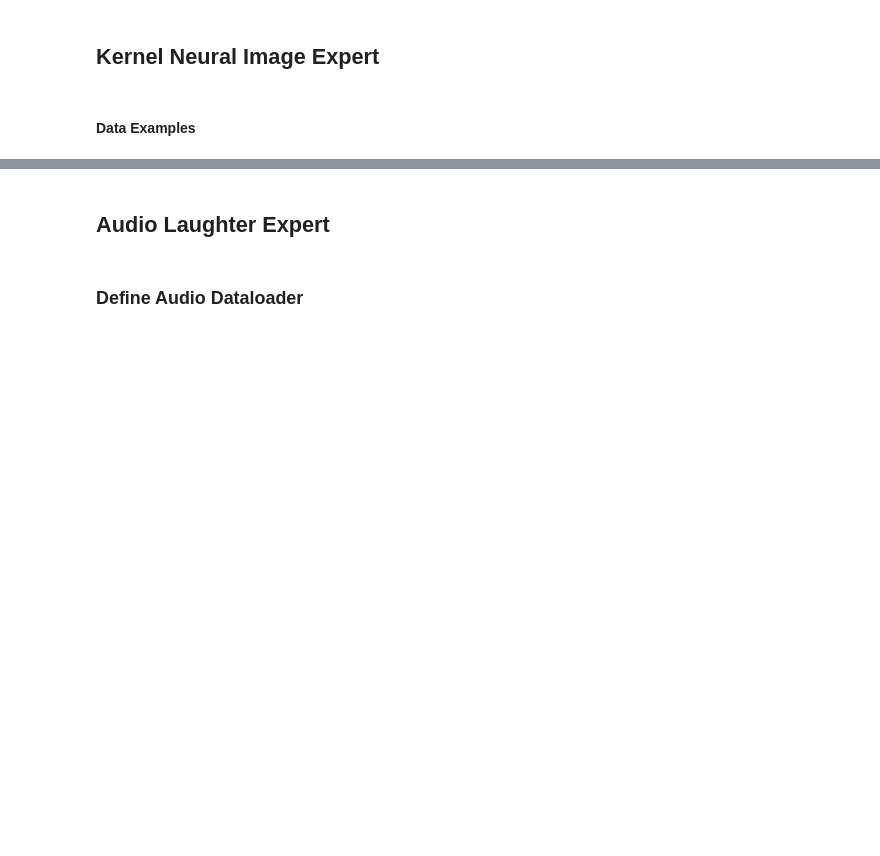
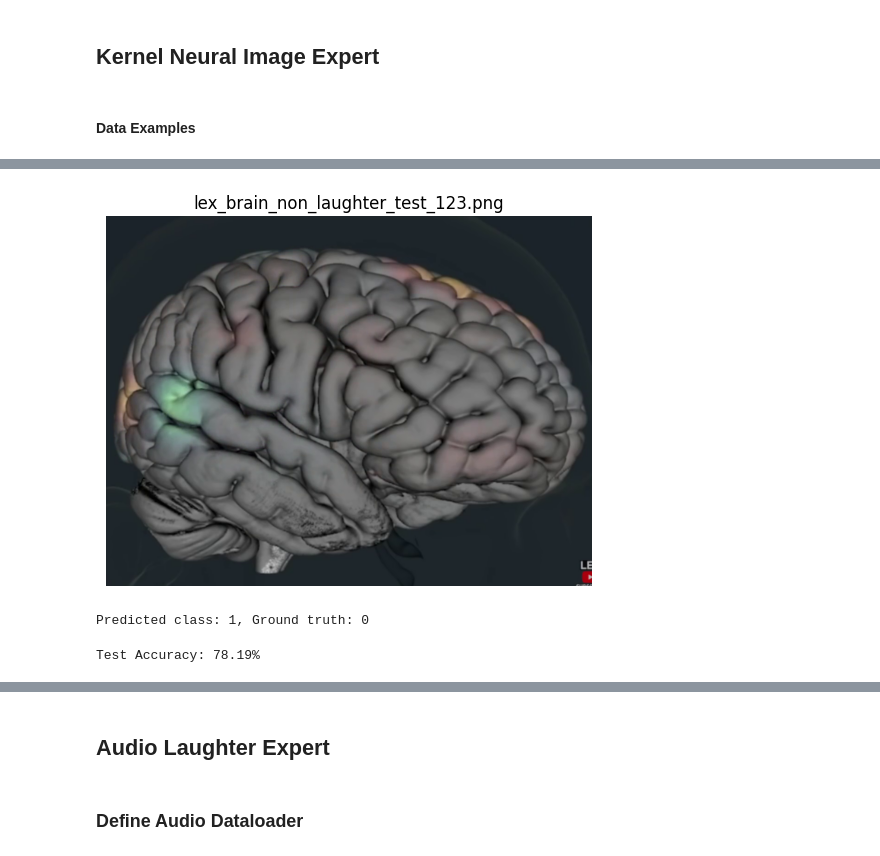
Before and after one commit to efwoods/kernel-brain-data, a Jupyter notebook: notebooks/lex-only-training-data.ipynb, the cells around one changed output, grey strips where cells are left out. Cells and saved outputs as stored; diff of their text form; code cells hidden in the pictures; blank space fills up the shorter version.

```diff
--- a/notebooks/lex-only-training-data.ipynb
+++ b/notebooks/lex-only-training-data.ipynb
@@ -721,19 +847,64 @@ index = 0
 # %%
 # Testing the trained model
 
 # Load and preprocess the image
 # image_path = "../data/lex-brain-laughter-01-27.png"  # Path to your uploaded image
 # image_path = "../data/lex-brain-baseline-00-37.png"  # Path to your uploaded image
 
-test_image_path = glob('../data/non-laughter/test/brain/' + "*.png")
+test_image_path = glob('../data/test/brain/0_non-laughter/' + "*.png")
 
 # image_path = "../data/lex-non-laughter.png"  # Path to your uploaded image
 image_path  = test_image_path[index]
 
 image = PIL_Image.open(image_path).convert("RGB")  # Ensure it's in RGB mode
 plt.imshow(cv2.imread(image_path))
 plt.title(f"{os.path.basename(image_path)}")
 plt.axis('off')
 plt.show()
 index+=1
 index%=len(test_image_path)
+
+transform = transforms.Compose([
+    transforms.Resize((224, 224)),  # Resize image to a fixed size
+    transforms.ToTensor(),  # Convert image to tensor
+    transforms.Normalize(mean=neural_data_model.brain_modality_mean, std=neural_data_model.brain_modality_std)  # Normalize (if needed)
+])
+
+# Assuming 'image_path' is the path to your image and 'label' is the associated label
+# image_path = "path_to_your_image.jpg"
+label = 0  # for example, 1 for 'Laughter', 0 for 'Non-Laughter'
+
+# Create dataset
+dataset = SingleImageDataset(image_path=image_path, label=label, transform=transform)
+
+# Create DataLoader (batch_size=1 because it's a single image)
+dataloader = torch.utils.data.DataLoader(dataset, batch_size=1, shuffle=False)
+
+# Iterate through the DataLoader (although there is only one batch in this case)
+# for images, labels in dataloader:
+    # print(images.shape)  # e.g., torch.Size([1, 3, 224, 224]) if using transform.Resize((224, 224))
+    # print(labels)        # e.g., tensor([1])
+
+# Assuming 'neural_data_model' is your model
+neural_data_model.eval()
+
+# Move model to the same device as the data
+device = torch.device("cuda" if torch.cuda.is_available() else "cpu")
+neural_data_model.to(device)
+
+# Iterate through the DataLoader
+with torch.no_grad():
+    for images, labels in dataloader:
+        images = images.to(device)
+        labels = labels.to(device)
+
+        # Forward pass
+        outputs = neural_data_model(images)
+        _, predicted = torch.max(outputs, 1)
+        prediction = predicted.item()
+
+        # Print the result
+        print(f"Predicted class: {prediction}, Ground truth: {labels.item()}")
+# %% [output]
+[figure, added]
+Predicted class: 1, Ground truth: 0
@@ -806,0 +913,30 @@ index
+# %%
+dataloader = torch.utils.data.DataLoader(dataset, batch_size=16, shuffle=False)
+neural_data_model.eval()
+device = torch.device("cuda" if torch.cuda.is_available() else "cpu")
+_  = neural_data_model.to(device)
+predictions = []
+total = 0
+correct = 0
+all_labels = []
+with torch.no_grad():
+    for images, labels in dataloader:
+        images = images.to(device)
+        labels = labels.to(device)
+        all_labels.append(labels.cpu().numpy())
+        # Forward pass
+
+
+        outputs = neural_data_model(images)
+        _, predicted = torch.max(outputs, 1)
+        predictions.append(predicted.cpu().numpy())
+        total += labels.size(0)
+        correct += (predicted == labels).sum().item()
+
+accuracy = 100 * correct / total
+print(f"Test Accuracy: {accuracy:.2f}%")
+
+all_labels = np.concatenate(all_labels, axis=0)
+predictions = np.concatenate(predictions, axis=0)
+# %% [output]
+Test Accuracy: 78.19%
```
Also changed, not shown: parts of 71 cells of this notebook, 1 other file.
